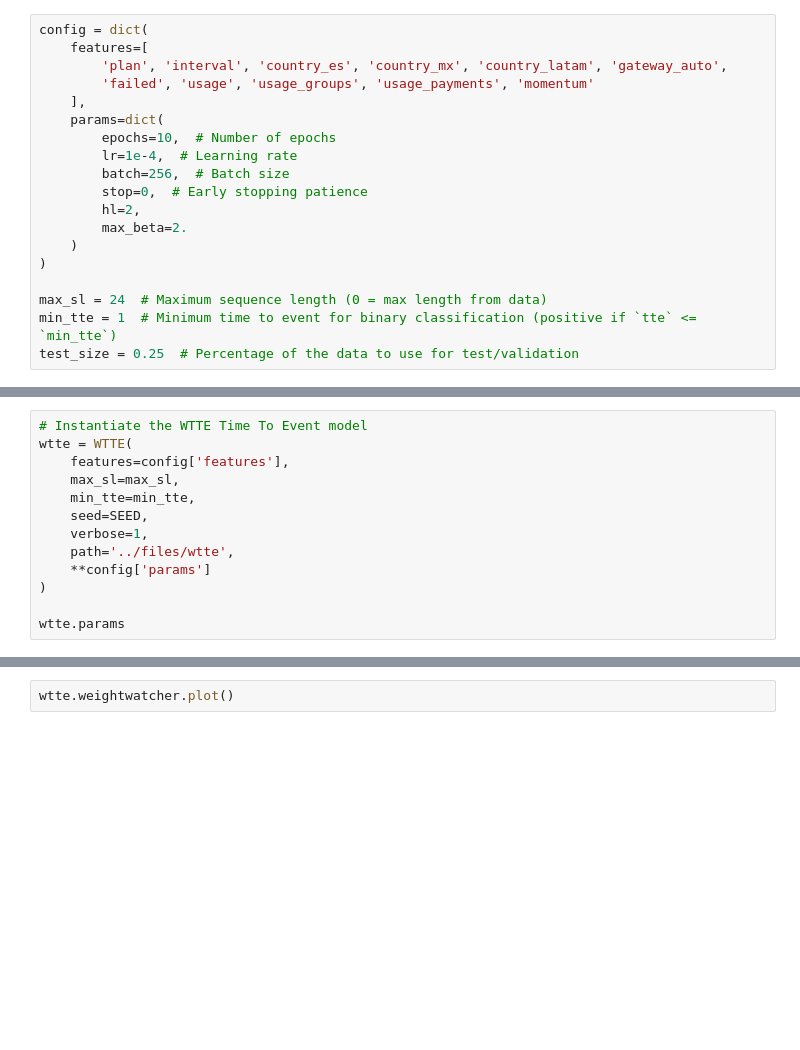
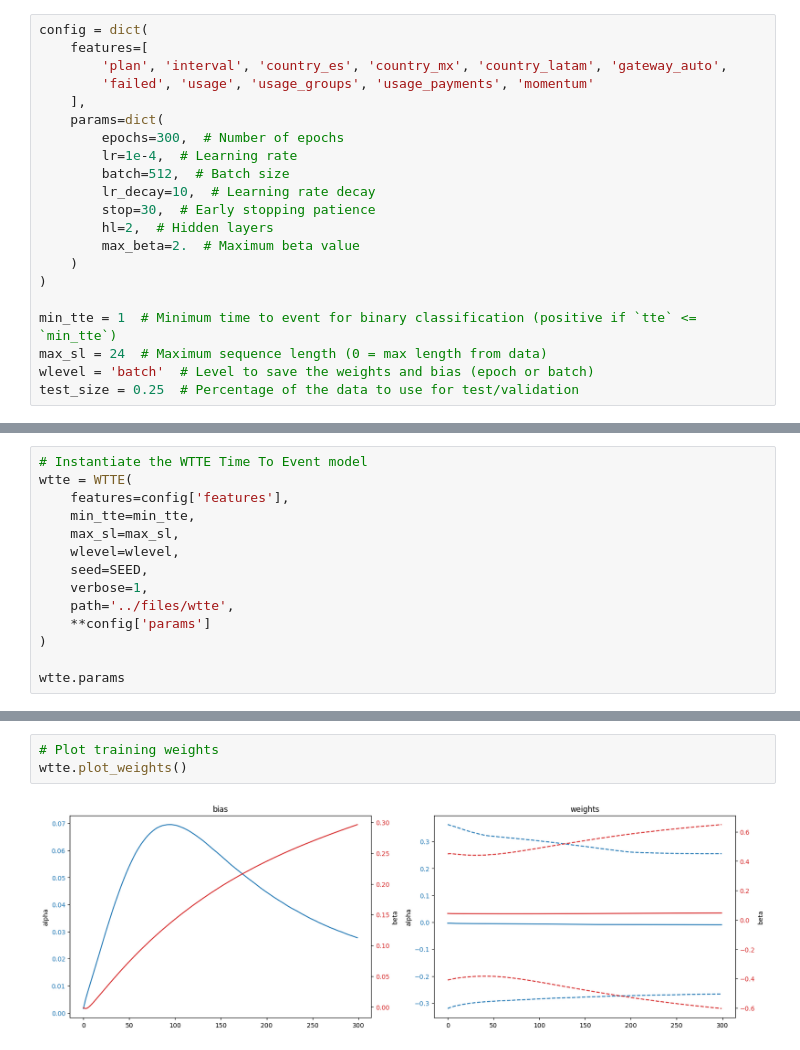
Before and after one commit to luissancho/churn-prediction-model, a Jupyter notebook: notebooks/2-FitWTTE.ipynb, the cells around one changed output, grey strips where cells are left out. Cells and saved outputs as stored; diff of their text form; blank space fills up the shorter version.

```diff
--- a/notebooks/2-FitWTTE.ipynb
+++ b/notebooks/2-FitWTTE.ipynb
@@ -27,17 +30,19 @@ config = dict(
         'failed', 'usage', 'usage_groups', 'usage_payments', 'momentum'
     ],
     params=dict(
-        epochs=10,  # Number of epochs
+        epochs=300,  # Number of epochs
         lr=1e-4,  # Learning rate
-        batch=256,  # Batch size
-        stop=0,  # Early stopping patience
-        hl=2,
-        max_beta=2.
+        batch=512,  # Batch size
+        lr_decay=10,  # Learning rate decay
+        stop=30,  # Early stopping patience
+        hl=2,  # Hidden layers
+        max_beta=2.  # Maximum beta value
     )
 )
 
+min_tte = 1  # Minimum time to event for binary classification (positive if `tte` <= `min_tte`)
 max_sl = 24  # Maximum sequence length (0 = max length from data)
-min_tte = 1  # Minimum time to event for binary classification (positive if `tte` <= `min_tte`)
+wlevel = 'batch'  # Level to save the weights and bias (epoch or batch)
 test_size = 0.25  # Percentage of the data to use for test/validation
 # %%
 data = pd.read_csv('../files/churn-data-fit.csv')
@@ -81,8 +103,9 @@ print('Total Customers: {} ({}% censored) | Train: {} ({}%) | Test: {} ({}%)'.fo
 # Instantiate the WTTE Time To Event model
 wtte = WTTE(
     features=config['features'],
+    min_tte=min_tte,
     max_sl=max_sl,
-    min_tte=min_tte,
+    wlevel=wlevel,
     seed=SEED,
     verbose=1,
     path='../files/wtte',
@@ -133,3 +248,6 @@ wtte.plot_history_eval()
-# %%
-wtte.weightwatcher.plot()
+# %%
+# Plot training weights
+wtte.plot_weights()
+# %% [output]
+[figure, added]
 # %%
```
Also changed, not shown: parts of 19 cells of this notebook, 8 other files.
